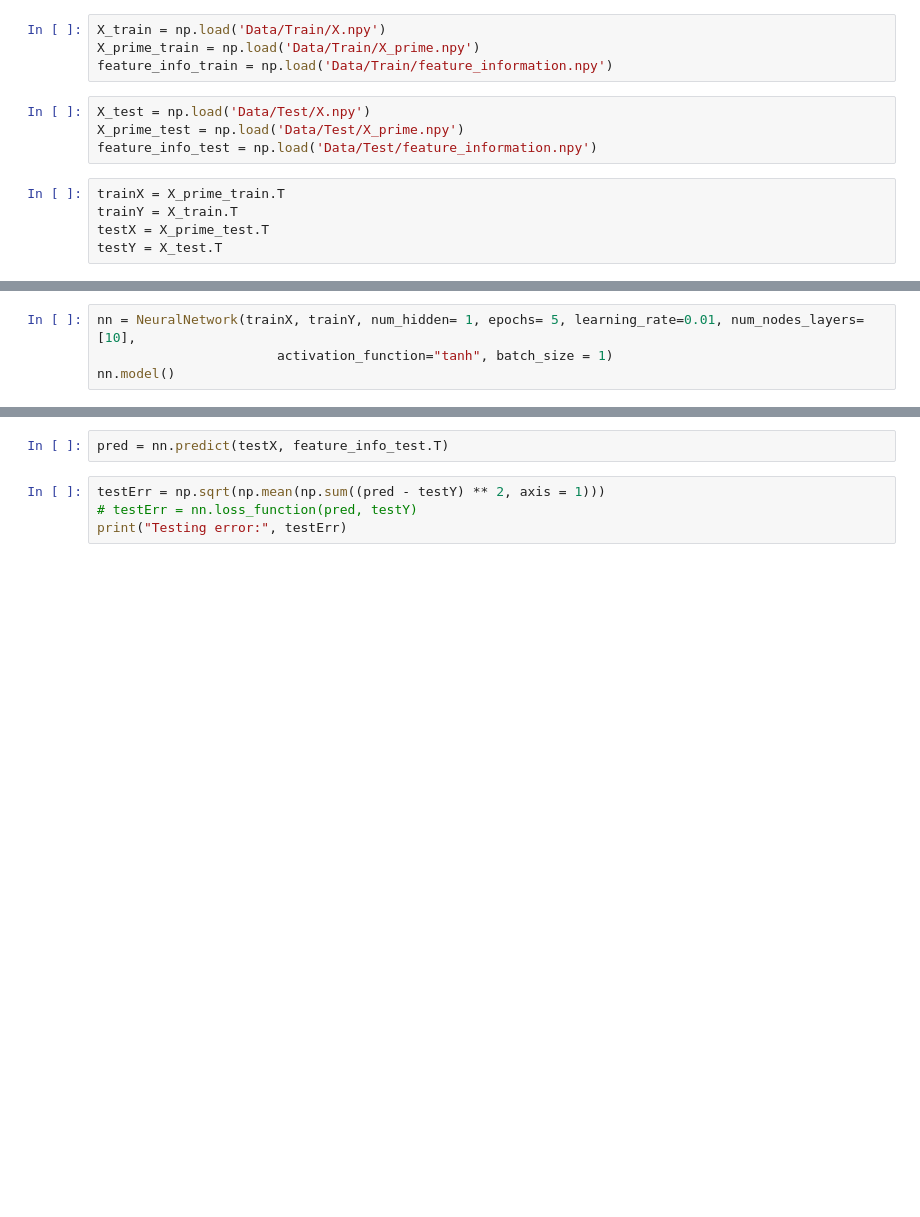
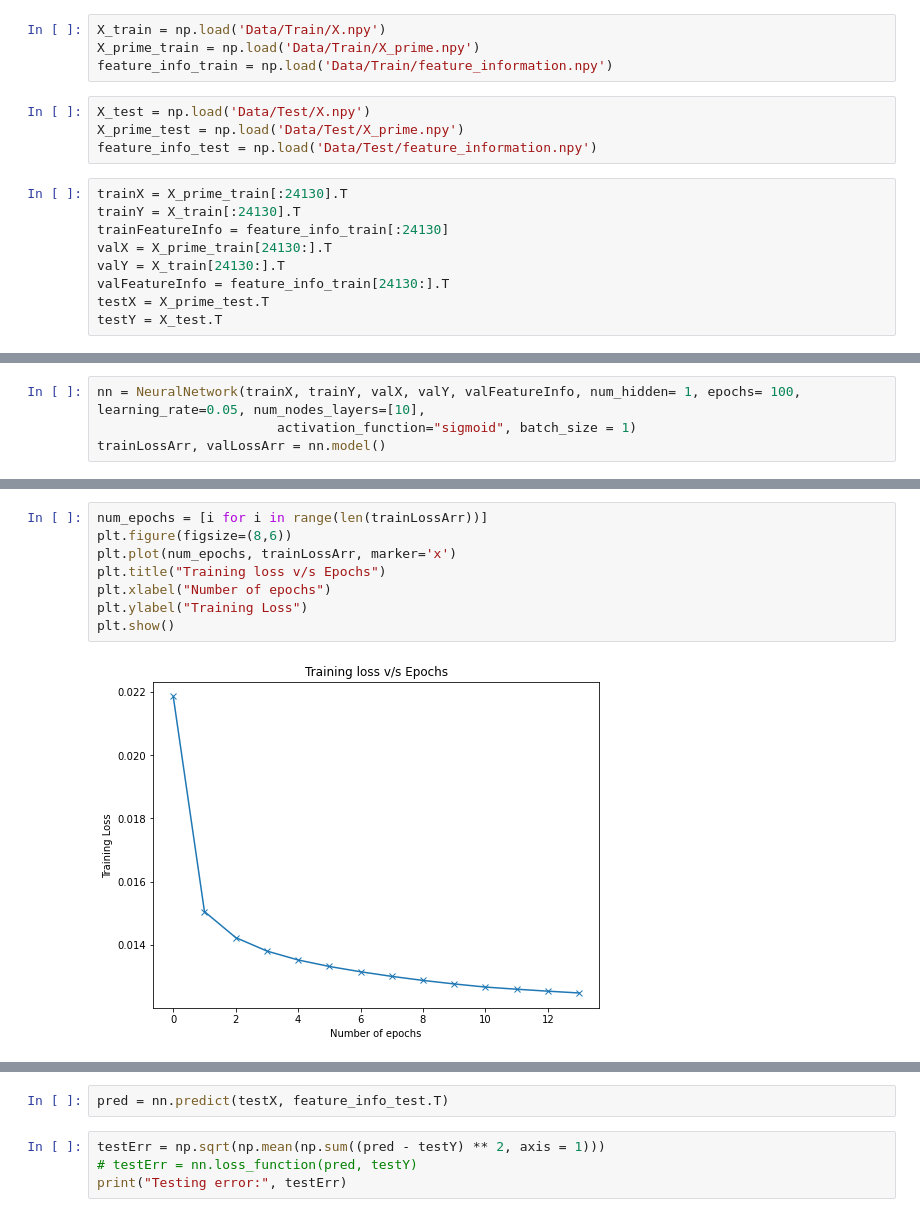
Before and after one commit to keya-desai/Machine-Learning-Data-Completition-and-Interpolation, a Jupyter notebook: developmentCode/NeuralNetwork.ipynb, the cells around one changed output, grey strips where cells are left out. Cells and saved outputs as stored; diff of their text form; blank space fills up the shorter version.

```diff
--- a/developmentCode/NeuralNetwork.ipynb
+++ b/developmentCode/NeuralNetwork.ipynb
@@ -184,8 +207,12 @@ X_test = np.load('Data/Test/X.npy')
 X_prime_test = np.load('Data/Test/X_prime.npy')
 feature_info_test = np.load('Data/Test/feature_information.npy')
 # %%
-trainX = X_prime_train.T
-trainY = X_train.T
+trainX = X_prime_train[:24130].T
+trainY = X_train[:24130].T
+trainFeatureInfo = feature_info_train[:24130]
+valX = X_prime_train[24130:].T
+valY = X_train[24130:].T
+valFeatureInfo = feature_info_train[24130:].T
 testX = X_prime_test.T
 testY = X_test.T
 # %%
@@ -197,6 +230,6 @@ print(testX.shape)
 # %%
-nn = NeuralNetwork(trainX, trainY, num_hidden= 1, epochs= 5, learning_rate=0.01, num_nodes_layers=[10],
-                       activation_function="tanh", batch_size = 1)
-nn.model()
+nn = NeuralNetwork(trainX, trainY, valX, valY, valFeatureInfo, num_hidden= 1, epochs= 100, learning_rate=0.05, num_nodes_layers=[10],
+                       activation_function="sigmoid", batch_size = 1)
+trainLossArr, valLossArr = nn.model()
 # %% [output]
 Epoch = 0
@@ -211,0 +252,10 @@ loss =  0.031721469834786326
+# %%
+num_epochs = [i for i in range(len(trainLossArr))]
+plt.figure(figsize=(8,6))
+plt.plot(num_epochs, trainLossArr, marker='x')
+plt.title("Training loss v/s Epochs")
+plt.xlabel("Number of epochs")
+plt.ylabel("Training Loss")
+plt.show()
+# %% [output]
+[figure, added]
```
Also changed, not shown: parts of 11 cells of this notebook.
